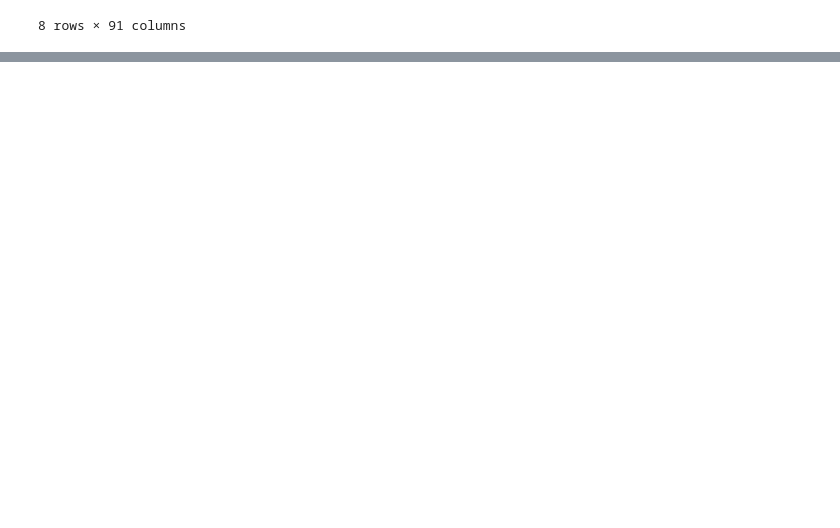
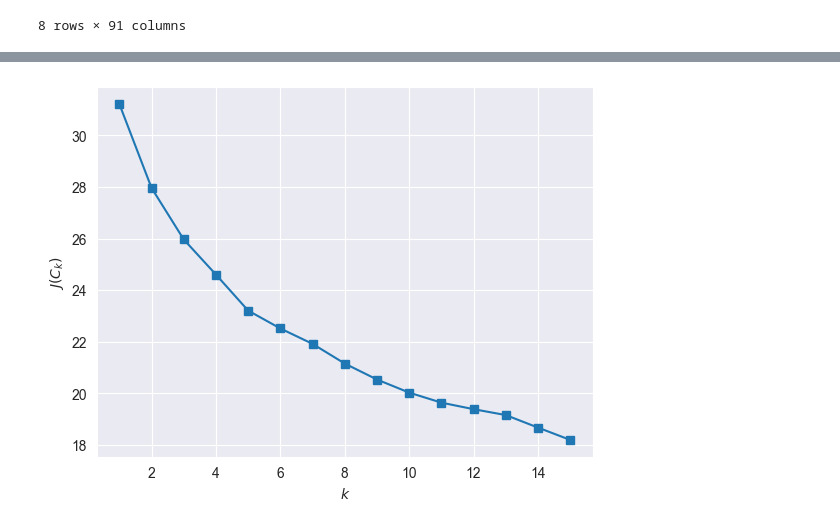
Before and after one commit to N777/ml_course_ru, a Jupyter notebook: assignments/Lab5/Lab5.ipynb, the cells around one changed output, grey strips where cells are left out. Saved outputs shown, nothing was run; the diff lists cells and outputs as text; code cells hidden in the pictures; blank space fills up the shorter version.

```diff
--- a/assignments/Lab5/Lab5.ipynb
+++ b/assignments/Lab5/Lab5.ipynb
@@ -32,0 +75,13 @@ diabetes_y_test = diabetes_y[-100:]
+# %%
+from sklearn.cluster import BisectingKMeans
+
+bisecting = []
+for k in range(1, 16):
+    bisecting_kmeans = BisectingKMeans(n_clusters=k, random_state=1).fit(X_reduced)
+    bisecting.append(np.sqrt(bisecting_kmeans.inertia_))
+
+plt.plot(range(1, 16), bisecting, marker='s')
+plt.xlabel('$k$')
+plt.ylabel('$J(C_k)$');
+# %% [output]
+[figure, added]
```
Also changed, not shown: parts of 7 cells of this notebook.
